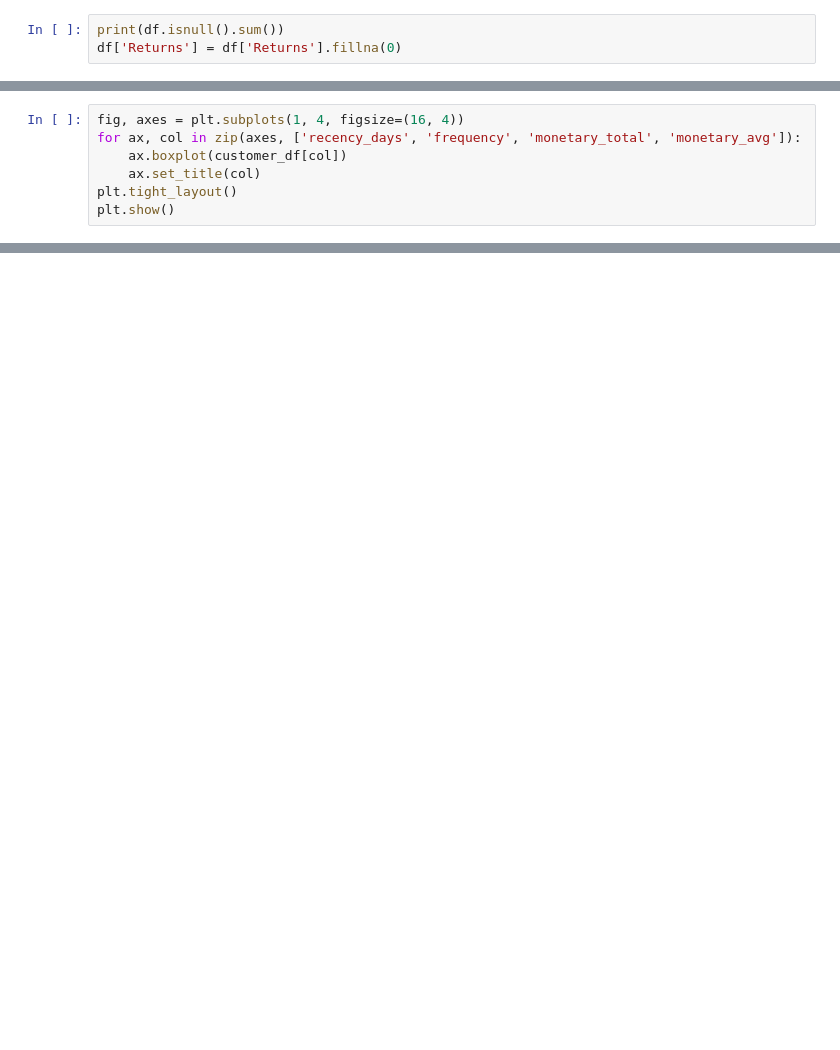
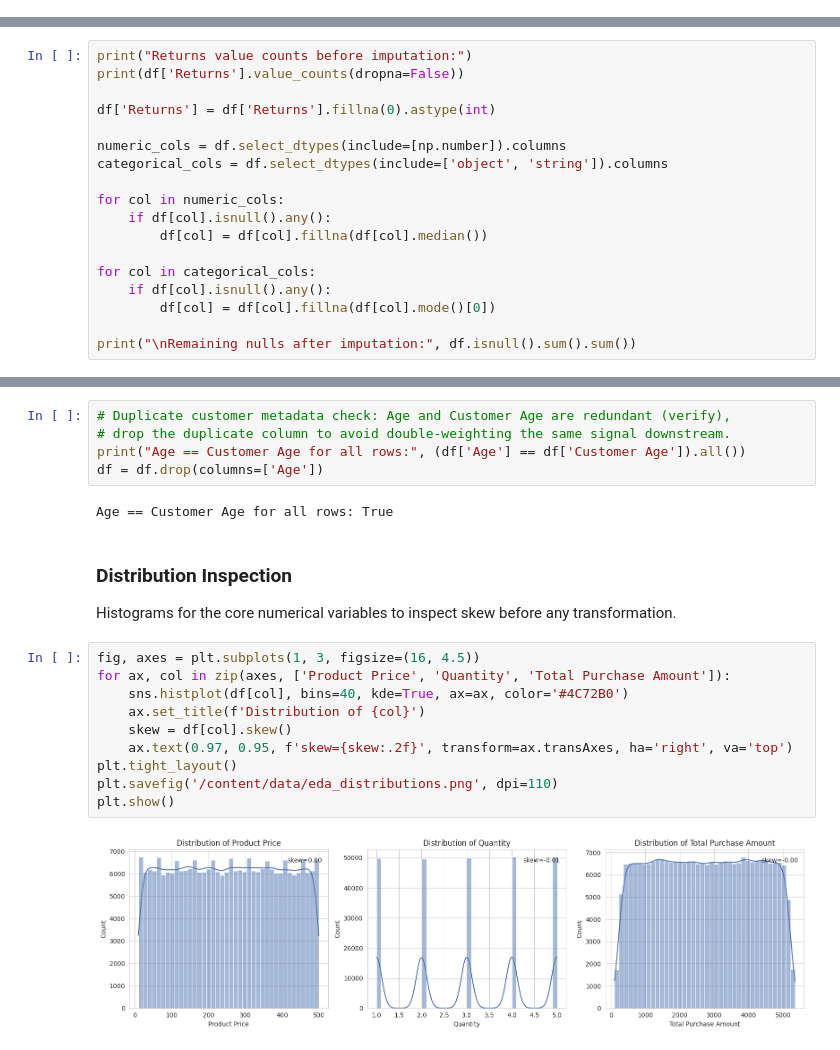
Before and after one commit to Gabriel-idkw/Customer-Behavior-Prediction, a Jupyter notebook: 01_data_preprocessing_eda.ipynb, the cells around one changed output, grey strips where cells are left out. Saved outputs shown, nothing was run; the diff lists cells and outputs as text; blank space fills up the shorter version.

```diff
--- a/01_data_preprocessing_eda.ipynb
+++ b/01_data_preprocessing_eda.ipynb
@@ -134,3 +57,0 @@ Only `Returns` has missing values (~19% of rows). This is a binary flag (1 = ret
-# %%
-print(df.isnull().sum())
-df['Returns'] = df['Returns'].fillna(0)
@@ -251,7 +57,0 @@ plt.show()
-# %%
-fig, axes = plt.subplots(1, 4, figsize=(16, 4))
-for ax, col in zip(axes, ['recency_days', 'frequency', 'monetary_total', 'monetary_avg']):
-    ax.boxplot(customer_df[col])
-    ax.set_title(col)
-plt.tight_layout()
-plt.show()
@@ -370,0 +86,18 @@ Run **02_kmeans_clustering.ipynb**, **03_hierarchical_clustering.ipynb**, and **
+# %%
+print("Returns value counts before imputation:")
+print(df['Returns'].value_counts(dropna=False))
+
+df['Returns'] = df['Returns'].fillna(0).astype(int)
+
+numeric_cols = df.select_dtypes(include=[np.number]).columns
+categorical_cols = df.select_dtypes(include=['object', 'string']).columns
+
+for col in numeric_cols:
+    if df[col].isnull().any():
+        df[col] = df[col].fillna(df[col].median())
+
+for col in categorical_cols:
+    if df[col].isnull().any():
+        df[col] = df[col].fillna(df[col].mode()[0])
+
+print("\nRemaining nulls after imputation:", df.isnull().sum().sum())
@@ -370,0 +134,22 @@ Run **02_kmeans_clustering.ipynb**, **03_hierarchical_clustering.ipynb**, and **
+# %%
+# Duplicate customer metadata check: Age and Customer Age are redundant (verify),
+# drop the duplicate column to avoid double-weighting the same signal downstream.
+print("Age == Customer Age for all rows:", (df['Age'] == df['Customer Age']).all())
+df = df.drop(columns=['Age'])
+# %% [output]
+Age == Customer Age for all rows: True
+# %% [markdown]
+### Distribution Inspection
+Histograms for the core numerical variables to inspect skew before any transformation.
+# %%
+fig, axes = plt.subplots(1, 3, figsize=(16, 4.5))
+for ax, col in zip(axes, ['Product Price', 'Quantity', 'Total Purchase Amount']):
+    sns.histplot(df[col], bins=40, kde=True, ax=ax, color='#4C72B0')
+    ax.set_title(f'Distribution of {col}')
+    skew = df[col].skew()
+    ax.text(0.97, 0.95, f'skew={skew:.2f}', transform=ax.transAxes, ha='right', va='top')
+plt.tight_layout()
+plt.savefig('/content/data/eda_distributions.png', dpi=110)
+plt.show()
+# %% [output]
+[figure, added]
```
Also changed, not shown: parts of 52 cells of this notebook.
